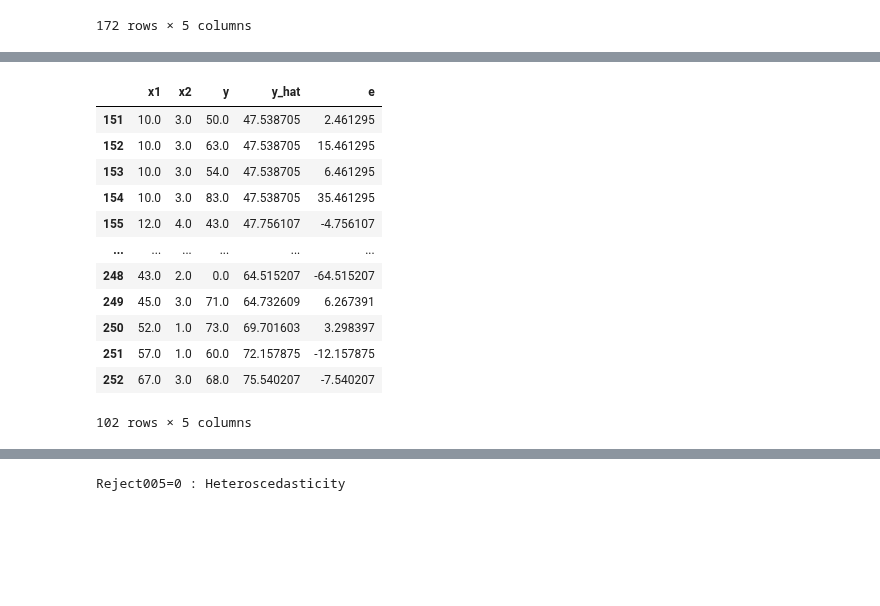
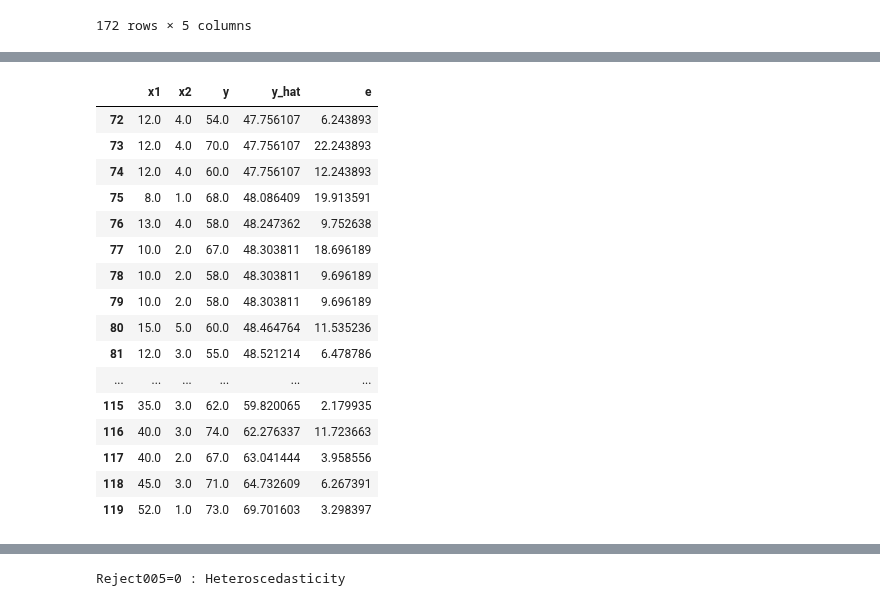
Before and after one commit to iam-fern/real_data, a Jupyter notebook: CHNS_pexam_pub_12_U24BU23U36_new.ipynb, the cells around one changed output, grey strips where cells are left out. Saved outputs shown, nothing was run; the diff lists cells and outputs as text; code cells hidden in the pictures; blank space fills up the shorter version.

```diff
--- a/CHNS_pexam_pub_12_U24BU23U36_new.ipynb
+++ b/CHNS_pexam_pub_12_U24BU23U36_new.ipynb
@@ -169,0 +177,3 @@ data_new
+# %%
+data_new1 = data_new.loc[data["y_hat"] >= 44.05 ]
+data_new1
@@ -183,6 +207,6 @@ data_new.plot(x ='x2', y='e', kind = 'scatter')
 # %%
 # เรียง data จากน้อยไปมากตาม y_hat
-new_table_sort = data.sort_values('y_hat')
+new_table_sort = data_new1.sort_values('y_hat')
 new_table_sort.reset_index(inplace=True)
 new_table_sort.drop(['index'], axis=1, inplace=True)
 new_table_sort
@@ -244,20 +272,24 @@ SSE1
 # %%
 # แบ่งข้อมูลกลุ่มที่ 2
-table_new2 = new_table_sort.iloc[int((1-percent_data)*new_table_sort.shape[0]): , :]
-table_new2
+table_new_2 = new_table_sort.iloc[int((1-percent_data)*new_table_sort.shape[0]): , :]
+table_new_2
 # %% [output]
 |  | x1 | x2 | y | y_hat | e |
-| 151 | 10.0 | 3.0 | 50.0 | 47.538705 | 2.461295 |
-| 152 | 10.0 | 3.0 | 63.0 | 47.538705 | 15.461295 |
-| 153 | 10.0 | 3.0 | 54.0 | 47.538705 | 6.461295 |
-| 154 | 10.0 | 3.0 | 83.0 | 47.538705 | 35.461295 |
-| 155 | 12.0 | 4.0 | 43.0 | 47.756107 | -4.756107 |
+| 72 | 12.0 | 4.0 | 54.0 | 47.756107 | 6.243893 |
+| 73 | 12.0 | 4.0 | 70.0 | 47.756107 | 22.243893 |
+| 74 | 12.0 | 4.0 | 60.0 | 47.756107 | 12.243893 |
+| 75 | 8.0 | 1.0 | 68.0 | 48.086409 | 19.913591 |
+| 76 | 13.0 | 4.0 | 58.0 | 48.247362 | 9.752638 |
+| 77 | 10.0 | 2.0 | 67.0 | 48.303811 | 18.696189 |
+| 78 | 10.0 | 2.0 | 58.0 | 48.303811 | 9.696189 |
+| 79 | 10.0 | 2.0 | 58.0 | 48.303811 | 9.696189 |
+| 80 | 15.0 | 5.0 | 60.0 | 48.464764 | 11.535236 |
+| 81 | 12.0 | 3.0 | 55.0 | 48.521214 | 6.478786 |
 | ... | ... | ... | ... | ... | ... |
-| 248 | 43.0 | 2.0 | 0.0 | 64.515207 | -64.515207 |
-| 249 | 45.0 | 3.0 | 71.0 | 64.732609 | 6.267391 |
-| 250 | 52.0 | 1.0 | 73.0 | 69.701603 | 3.298397 |
-| 251 | 57.0 | 1.0 | 60.0 | 72.157875 | -12.157875 |
-| 252 | 67.0 | 3.0 | 68.0 | 75.540207 | -7.540207 |
+| 115 | 35.0 | 3.0 | 62.0 | 59.820065 | 2.179935 |
+| 116 | 40.0 | 3.0 | 74.0 | 62.276337 | 11.723663 |
+| 117 | 40.0 | 2.0 | 67.0 | 63.041444 | 3.958556 |
+| 118 | 45.0 | 3.0 | 71.0 | 64.732609 | 6.267391 |
+| 119 | 52.0 | 1.0 | 73.0 | 69.701603 | 3.298397 |
-102 rows × 5 columns
 # %%
 # แบ่งข้อมูลกลุ่มที่ 2
```
Also changed, not shown: parts of 17 cells of this notebook.
